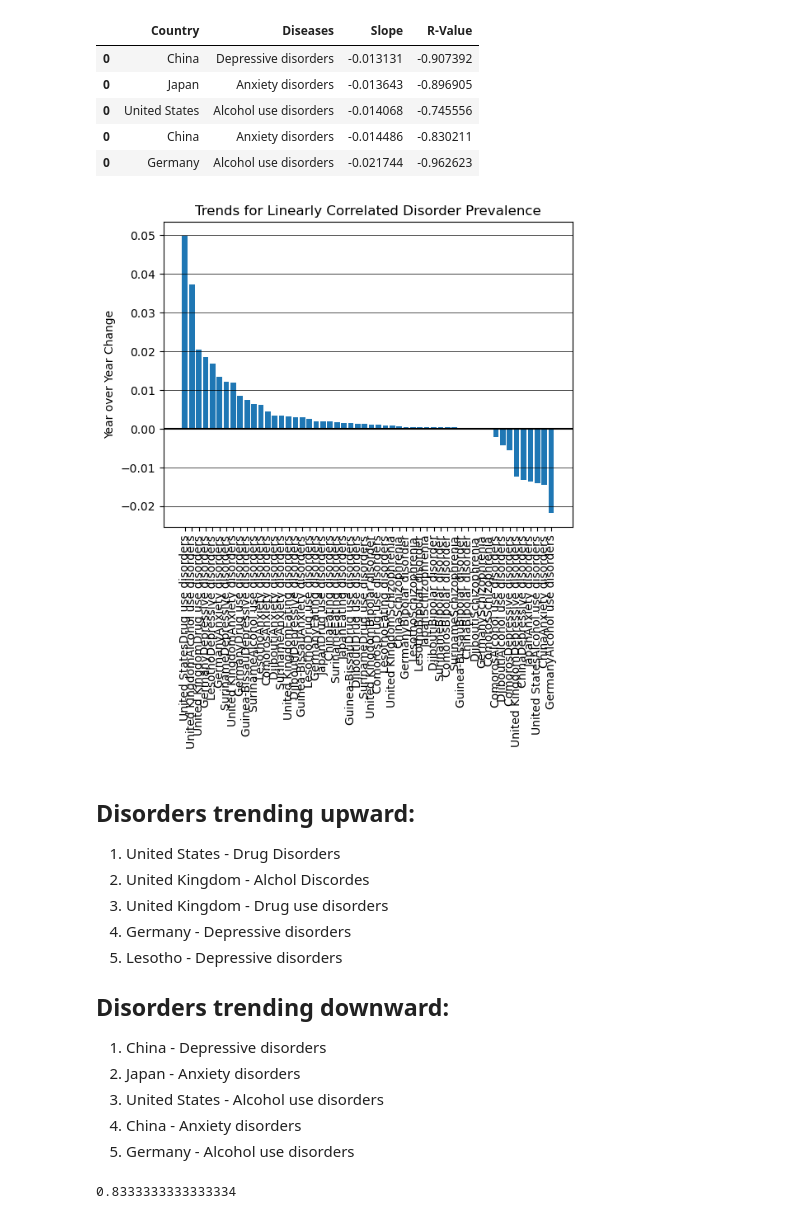
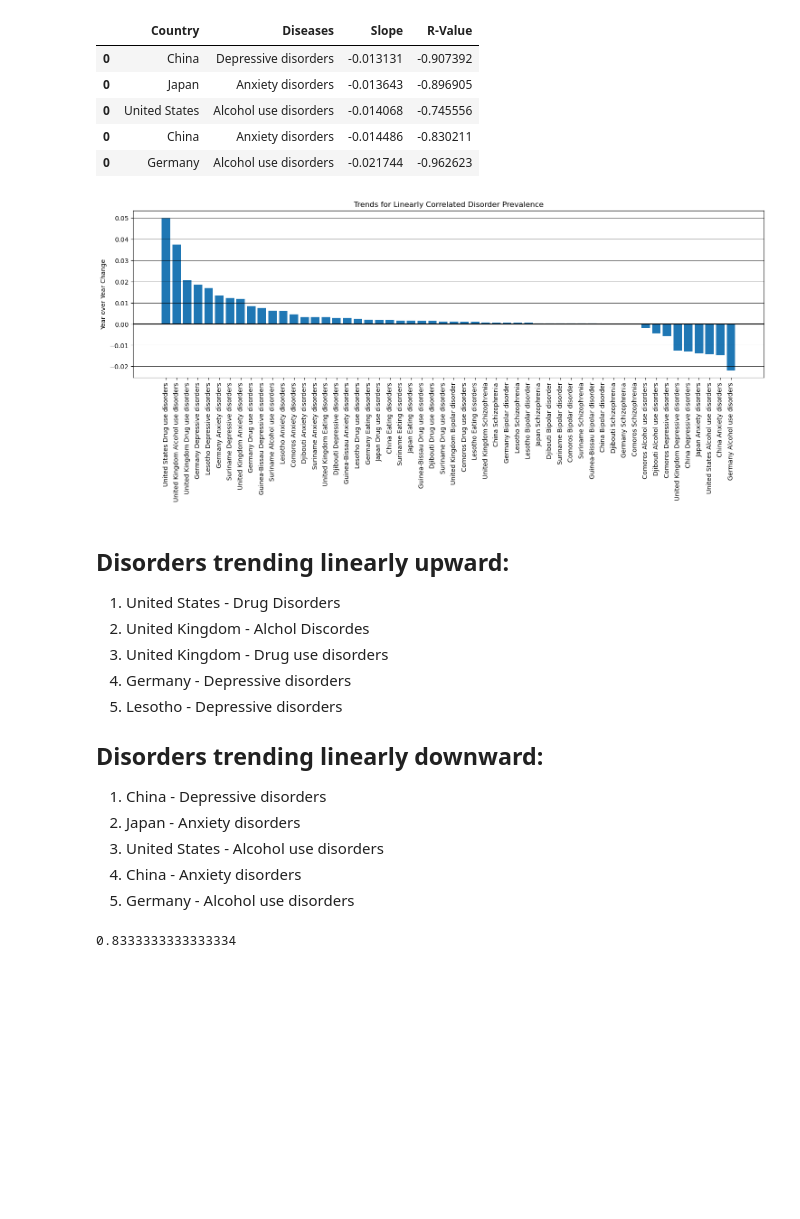
Before and after one commit to rutgers-bootcamp-project-1-team-5/mental_health, a Jupyter notebook: mental_health.ipynb, the cells around one changed output. Cells and saved outputs as stored; diff of their text form; code cells hidden in the pictures; blank space fills up the shorter version.

```diff
--- a/mental_health.ipynb
+++ b/mental_health.ipynb
@@ -412,26 +412,27 @@ trend3.tail()
 | 0 | China | Anxiety disorders | -0.014486 | -0.830211 |
 | 0 | Germany | Alcohol use disorders | -0.021744 | -0.962623 |
 # %%
-plt.bar(trend3['Country'] + trend3['Diseases'], trend3['Slope'])
+plt.figure().set_figwidth(18)
+plt.bar(trend3['Country'] + ' ' + trend3['Diseases'], trend3['Slope'])
 plt.xticks(rotation = 90)
 plt.title('Trends for Linearly Correlated Disorder Prevalence')
 plt.ylabel('Year over Year Change')
 for i in range(-2, 6):
     plt.axhline(y=i/100, c='black', linewidth=0.5)
 plt.axhline(y=0, c='black', linewidth=1.5)
 plt.savefig(Path('media', "disorder_prevalence_trends.png"), bbox_inches="tight")
 plt.show()
 # %% [output]
-[figure, old version]
+[figure, new version]
 # %% [markdown]
-## Disorders trending upward:
+## Disorders trending linearly upward:
 1. United States - Drug Disorders
 2. United Kingdom - Alchol Discordes
 3. United Kingdom - Drug use disorders
 4. Germany - Depressive disorders
 5. Lesotho - Depressive disorders
 
-## Disorders trending downward:
+## Disorders trending linearly downward:
 1. China - Depressive disorders
 2. Japan - Anxiety disorders
 3. United States - Alcohol use disorders
```
